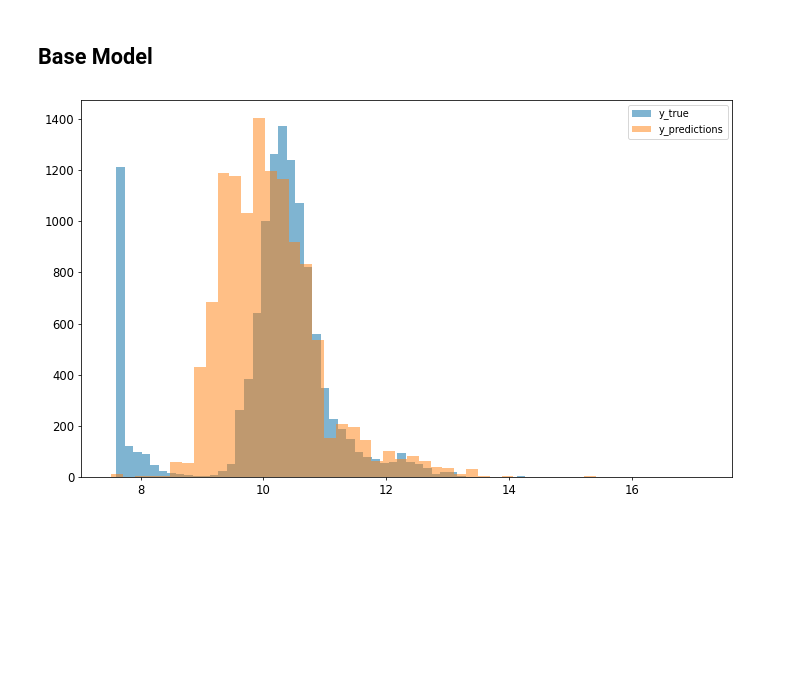
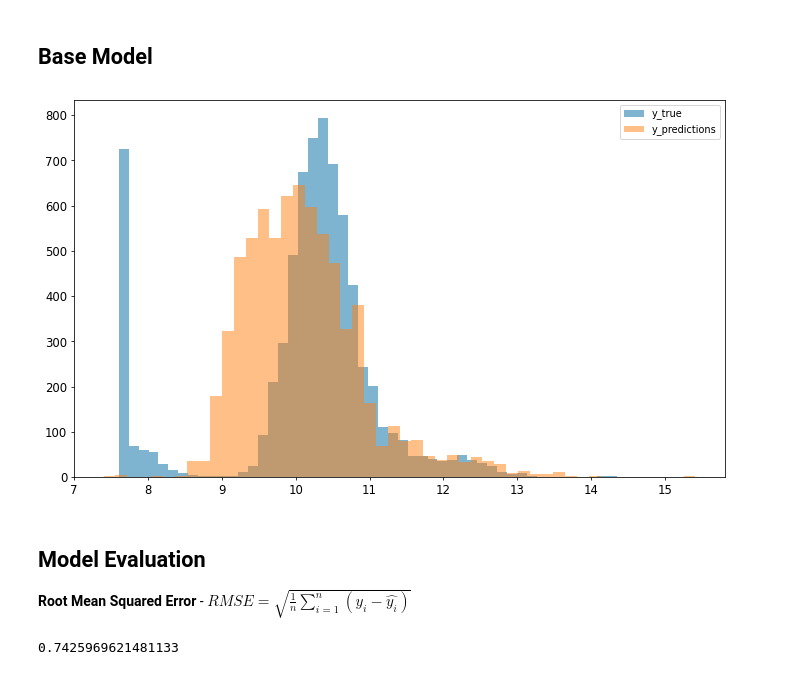
Before and after one commit to madhuri-15/mlbookcamp-homeworks, a Jupyter notebook: Regression/Project/Car Price Prediction.ipynb, the cells around one changed output. Cells and saved outputs as stored; diff of their text form; code cells hidden in the pictures; blank space fills up the shorter version.

Commit message:
Added model evaluation metrics

```diff
--- a/Regression/Project/Car Price Prediction.ipynb
+++ b/Regression/Project/Car Price Prediction.ipynb
@@ -210,6 +210,29 @@ plt.xlabel("Car price")
 plt.show()
 # %% [output]
 [figure]
+# %%
+# split the data into X and y
+X = car_data.drop('msrp', axis=1)
+y = car_data['msrp']
+
+n = car_data.shape[0]
+
+n_val = int(n*0.2)
+n_test = int(n*0.2)
+n_train = n - n_val - n_test
+
+# Create and shuffle the index array
+idx = np.arange(n)
+np.random.shuffle(idx)
+
+# Create train, validation and test set.
+X_train = X.iloc[idx[:n_train]].reset_index(drop=True)
+X_val = X.iloc[idx[n_train: n_train+n_val]].reset_index(drop=True)
+X_test = X.iloc[idx[n_train+n_val:]].reset_index(drop=True)
+
+y_train = y.iloc[idx[:n_train]].reset_index(drop=True)
+y_val = y.iloc[idx[n_train: n_train+n_val]].reset_index(drop=True)
+y_test = y.iloc[idx[n_train+n_val:]].reset_index(drop=True)
 # %% [markdown]
 ## Linear Regression
 In linear regression, the object is to adjust a line for the data and make predictions on new values. The input of this model is the feature matrix `X` and a `y` vector of predictions is obtained, trying to be as close as possible to the actual `y` values. The linear regression formula is sum of the bias term($w_0$), which refers to the predictions if there is no information, and each of the feature values times their corresponding weights as ($x_{i1}.w_1 + x_{i2}.w_2+... + x_{in}.w_n$)
@@ -238,19 +261,22 @@ def linear_regression(X, y):
 # %%
 # Create a baseline model for car price predictions.
 columns = ['engine_hp', 'engine_cylinders', 'highway_mpg', 'city_mpg', 'popularity']
-X = car_data[columns].fillna(0)
-y = car_data['msrp']
+X_train = X_train[columns].fillna(0)
 
 # model training
-w0, w = linear_regression(X, y)
+w0, w = linear_regression(X_train, y_train)
 
 # predictions
-y_preds = w0 + X.dot(w)
+y_preds = w0 + X_train.dot(w)
 # %%
 # Visualization
-plt.hist(y, alpha=0.5, label='y_true', bins=50)
+plt.hist(y_train, alpha=0.5, label='y_true', bins=50)
 plt.hist(y_preds, alpha=0.5, label='y_predictions', bins=50)
 plt.legend()
 plt.show()
 # %% [output]
-[figure, old version]
+[figure, new version]
+# %% [markdown]
+## Model Evaluation
+
+**Root Mean Squared Error** - $RMSE = \sqrt{\frac{1}n \sum_{i=1}^n (y_{i} - \hat{y_{i}})}$
@@ -256,0 +288,4 @@ plt.show()
+# %%
+rsme(y_train, y_preds)
+# %% [output]
+0.7425969621481133
```
Also changed, not shown: parts of 1 cell of this notebook.
